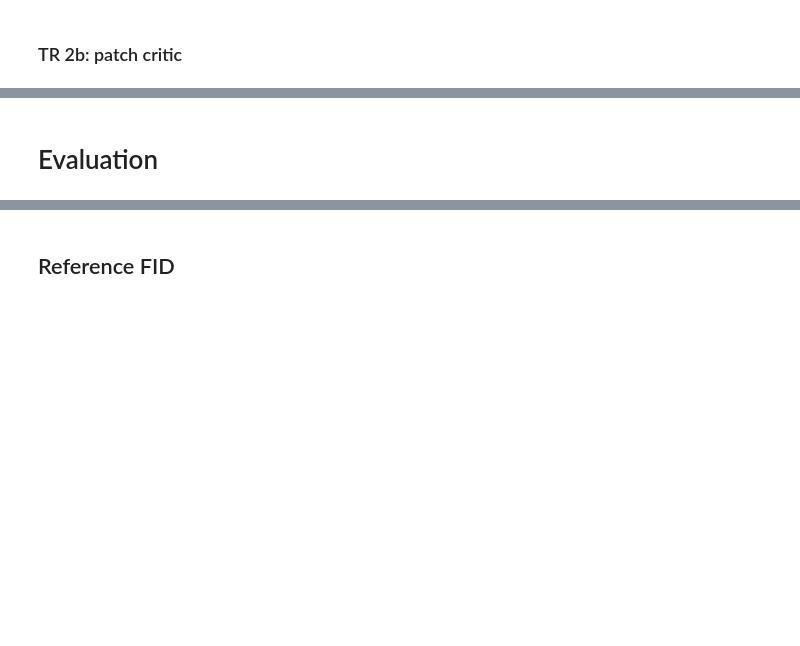
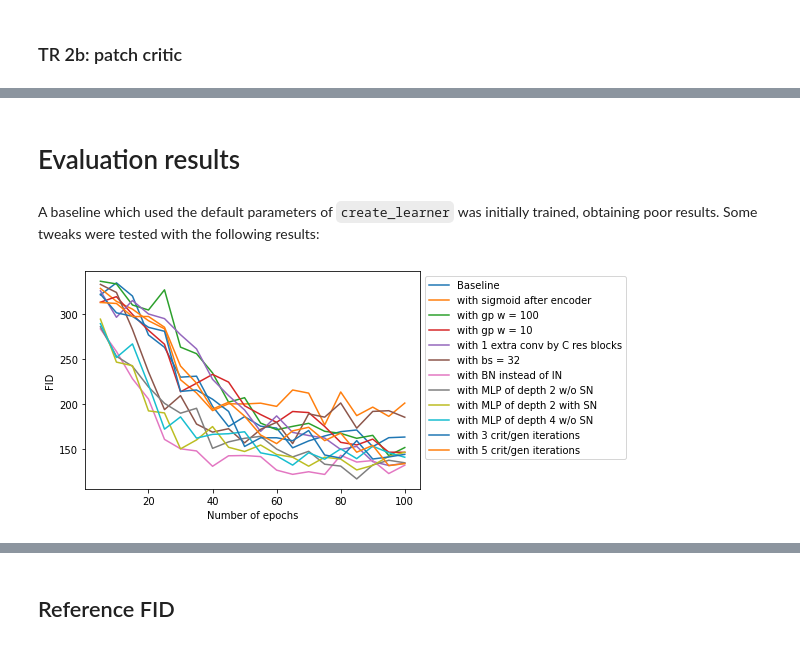
Before and after one commit to davidleonfdez/face2anime, a Jupyter notebook: notebooks/refined-arch-ada-face2anime.ipynb, the cells around one changed output, grey strips where cells are left out. Drawn from its saved outputs; the diff is of its cells as text; code cells hidden in the pictures; blank space fills up the shorter version.

```diff
--- a/notebooks/refined-arch-ada-face2anime.ipynb
+++ b/notebooks/refined-arch-ada-face2anime.ipynb
@@ -522,2 +626,15 @@ save_preds(learn.crit_preds_tracker, Path('crit_preds_face2anime_refined_tr2b_10
 # %% [markdown]
-# Evaluation
+# Evaluation results
+# %%
+def fids_arr_to_dict(fids_arr, initial_ep=save_cycle_len, n_ep_by_fid=save_cycle_len):
+    end_ep = initial_ep + n_ep_by_fid*len(fids_arr)
+    return {ep: fid for fid, ep in zip(fids_arr, range(initial_ep, end_ep, n_ep_by_fid))}
+
+
+def plot_fids_vs_epochs(fids_dict, **lineplot_kwargs):
+    x = fids_dict.keys()
+    y = fids_dict.values()
+    ax = sns.lineplot(x=x, y=y, **lineplot_kwargs)
+    ax.set_xlabel('Number of epochs')
+    ax.set_ylabel('FID')
+    return ax
@@ -523,0 +801,18 @@ save_preds(learn.crit_preds_tracker, Path('crit_preds_face2anime_refined_tr2b_10
+# %% [markdown]
+A baseline which used the default parameters of `create_learner` was initially trained, obtaining poor results. Some tweaks were tested with the following results:
+# %%
+plot_fids_vs_epochs(fids_baseline_dict, label='Baseline')
+plot_fids_vs_epochs(fids_sigmoid_after_enc_dict, label='with sigmoid after encoder')
+plot_fids_vs_epochs(fids_gpw100_dict, label='with gp w = 100')
+plot_fids_vs_epochs(fids_gpw10_dict, label='with gp w = 10')
+plot_fids_vs_epochs(fids_deep_c_dict, label='with 1 extra conv by C res blocks')
+plot_fids_vs_epochs(fids_bs32_dict, label='with bs = 32')
+plot_fids_vs_epochs(fids_bn_dict, label='with BN instead of IN')
+plot_fids_vs_epochs(fids_mlp2_dict, label='with MLP of depth 2 w/o SN')
+plot_fids_vs_epochs(fids_mlp2_sn_dict, label='with MLP of depth 2 with SN')
+plot_fids_vs_epochs(fids_mlp4_dict, label='with MLP of depth 4 w/o SN')
+plot_fids_vs_epochs(fids_3c_iters_dict, label='with 3 crit/gen iterations')
+ax = plot_fids_vs_epochs(fids_5c_iters_dict, label='with 5 crit/gen iterations')
+_ = ax.legend(loc='upper left', bbox_to_anchor=(1., 1.), ncol=1)
+# %% [output]
+[figure, added]
```
Also changed, not shown: parts of 46 cells of this notebook, 1 other file.
